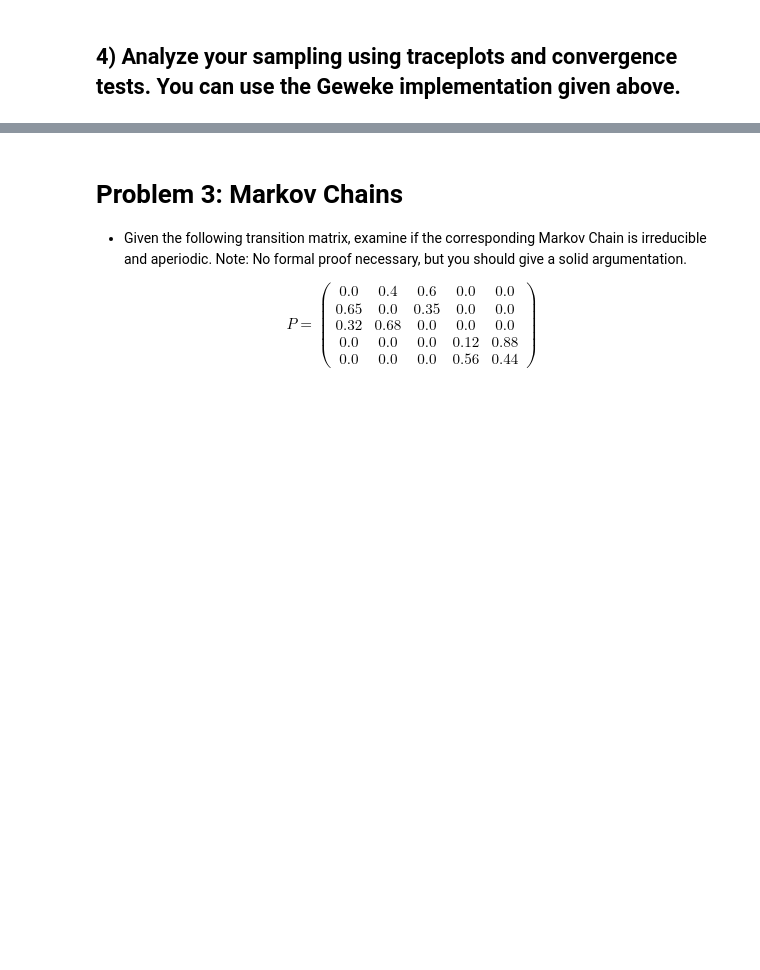
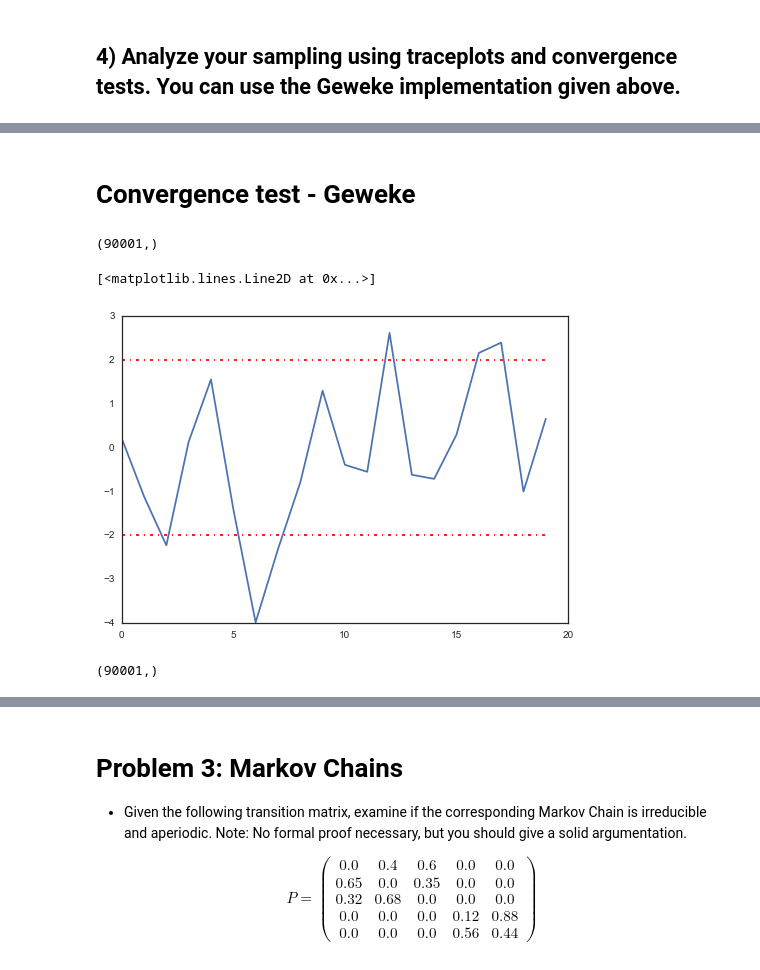
Before and after one commit to jeewon-hwang/AM207_homework_2016, a Jupyter notebook: AM207_JeewonHwang_HW2.ipynb, the cells around one changed output, grey strips where cells are left out. Saved outputs shown, nothing was run; the diff lists cells and outputs as text; code cells hidden in the pictures; blank space fills up the shorter version.

```diff
--- a/AM207_JeewonHwang_HW2.ipynb
+++ b/AM207_JeewonHwang_HW2.ipynb
@@ -379,0 +459,19 @@ plt.ylabel("counts")
+# %% [markdown]
+# Convergence test - Geweke
+# %%
+print lambda_MH.shape
+z = Geweke(lambda_MH, intervals=20, length=200)
+
+plt.plot( [2]*len(z), 'r-.')
+plt.plot(z)
+plt.plot( [-2]*len(z), 'r-.')
+# geweke_scores = pm.geweke(trace[:,0], first =0.1, last=0.5, intervals=20)
+# pm.Matplot.geweke_plot(geweke_scores, "alpha")
+# %% [output]
+(90001,)
+[<matplotlib.lines.Line2D at 0x...>]
+[figure, added]
+# %%
+lambda_MH.shape
+# %% [output]
+(90001,)
```
Also changed, not shown: parts of 42 cells of this notebook.
